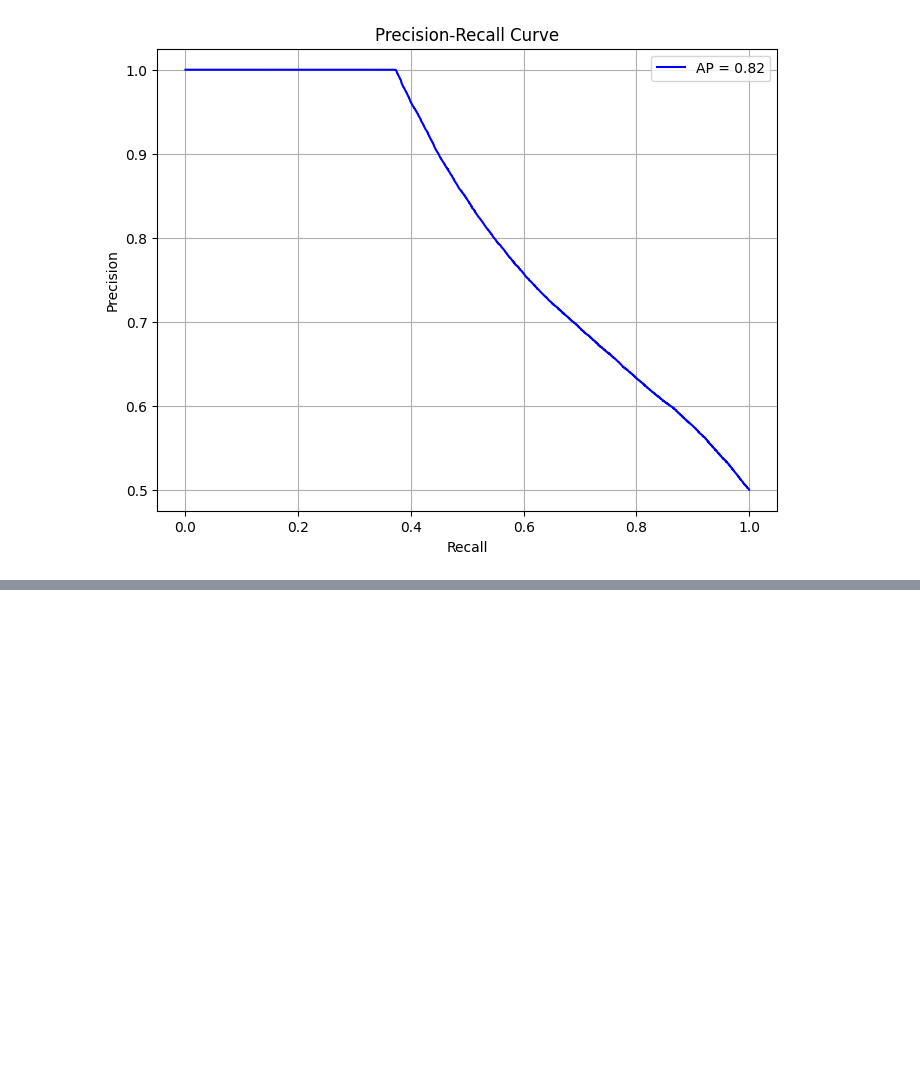
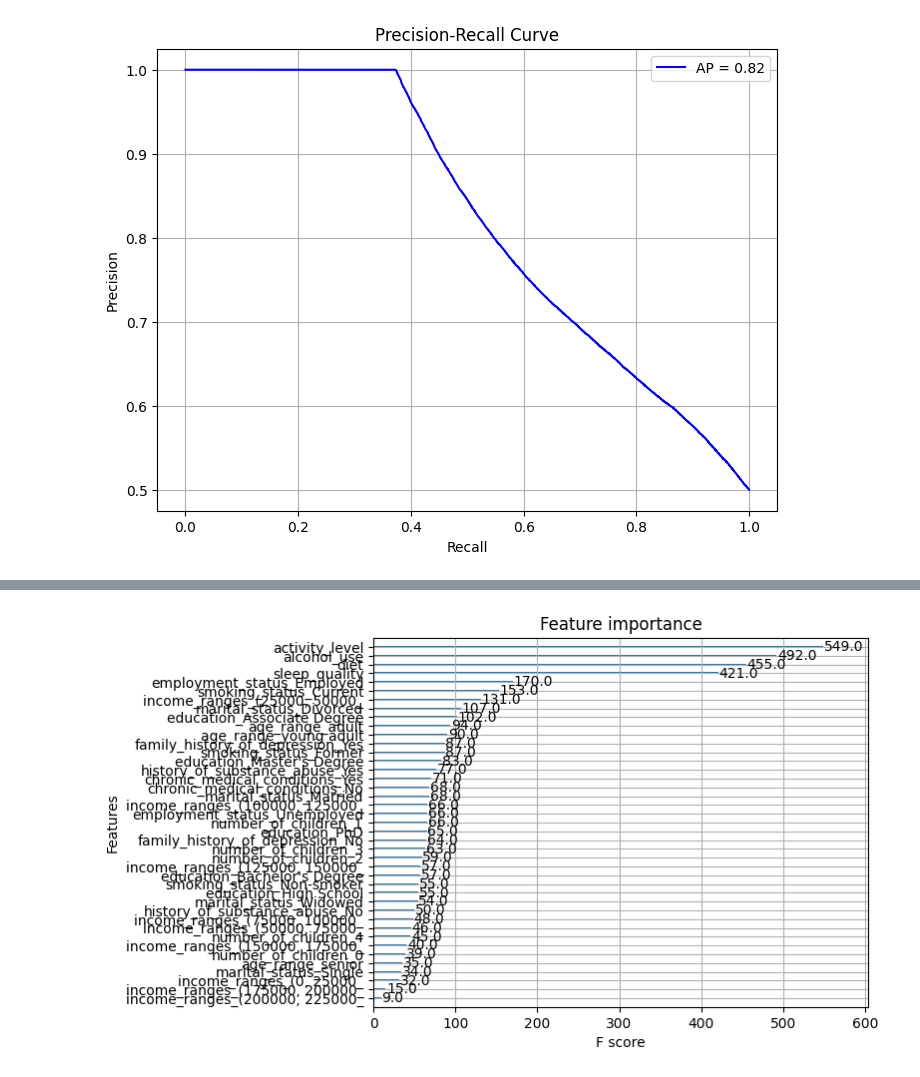
Before and after one commit to shannonmarie126/final-project, a Jupyter notebook: optimization_model.ipynb, the cells around one changed output, grey strips where cells are left out. Drawn from its saved outputs; the diff is of its cells as text; code cells hidden in the pictures; blank space fills up the shorter version.

```diff
--- a/optimization_model.ipynb
+++ b/optimization_model.ipynb
@@ -232,0 +280,3 @@ plt.show()
+# %%
+loaded_model = XGBClassifier()
+loaded_model.load_model('best_model.json')
@@ -232,0 +308,7 @@ plt.show()
+# %%
+#graph the features importance
+xgb.plot_importance(loaded_model)
+plt.rcParams['figure.figsize'] = [6, 4]
+plt.show()
+# %% [output]
+[figure, added]
```
Also changed, not shown: parts of 17 cells of this notebook.
